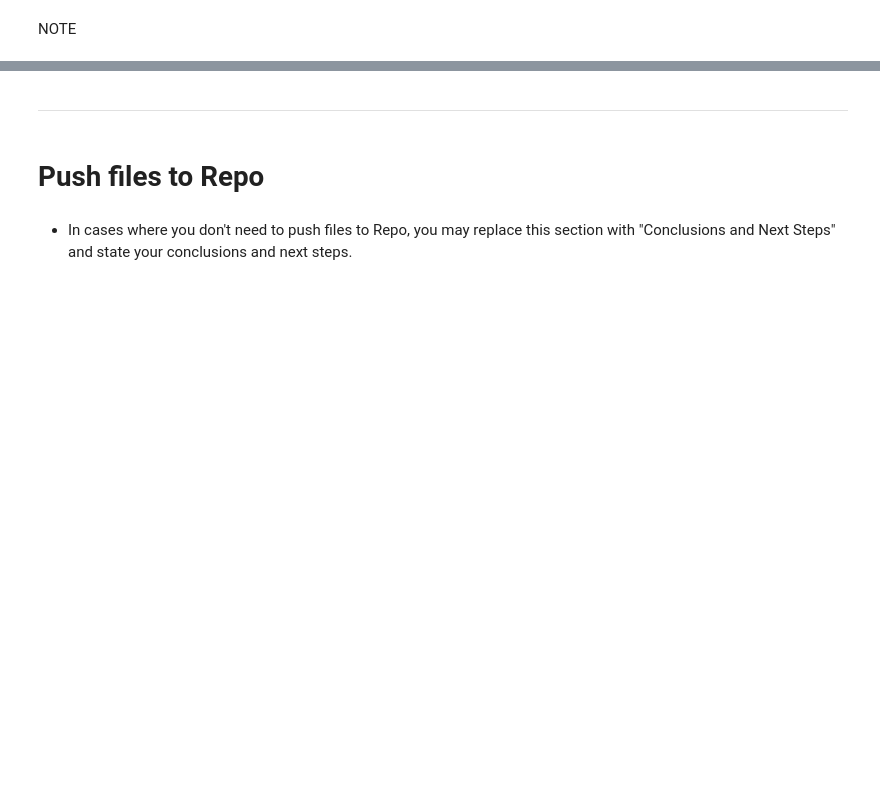
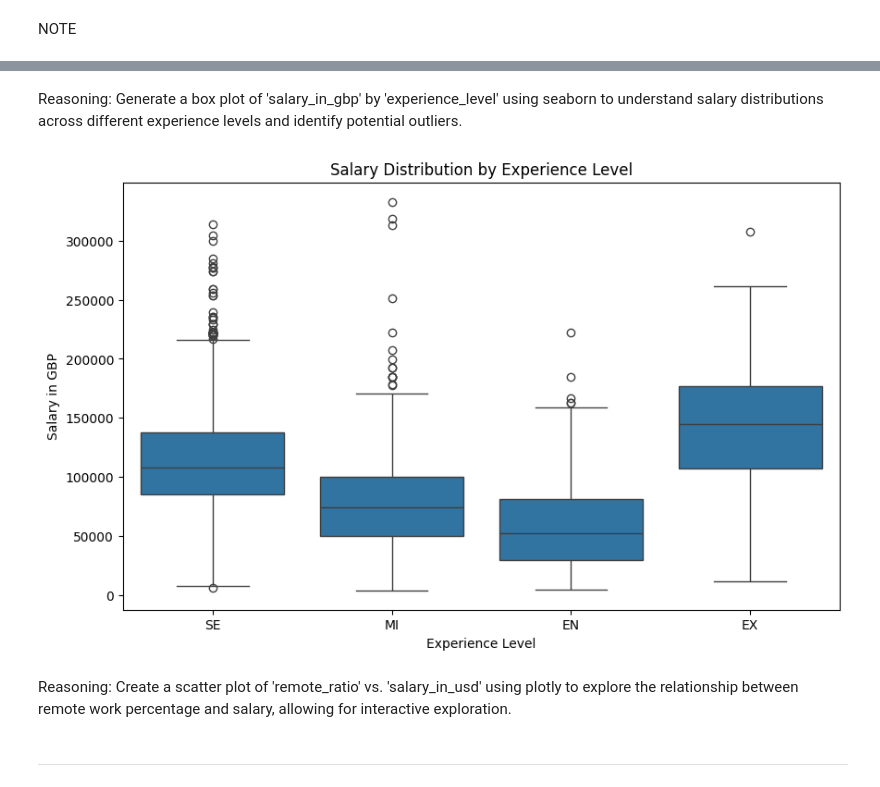
Before and after one commit to Betram-91/Data-Science-Salaries-2023, a Jupyter notebook: jupyter_notebooks/Data Science Salaries Analysis 2023.ipynb, the cells around one changed output, grey strips where cells are left out. Cells and saved outputs as stored; diff of their text form; code cells hidden in the pictures; blank space fills up the shorter version.

```diff
--- a/jupyter_notebooks/Data Science Salaries Analysis 2023.ipynb
+++ b/jupyter_notebooks/Data Science Salaries Analysis 2023.ipynb
@@ -89,6 +188,15 @@ NOTE
+# %% [markdown]
+Reasoning: Generate a box plot of 'salary_in_gbp' by 'experience_level' using seaborn to understand salary distributions across different experience levels and identify potential outliers.
+# %%
+plt.figure(figsize=(10, 6))
+sns.boxplot(x='experience_level', y='salary_in_gbp', data=df)
+plt.title('Salary Distribution by Experience Level')
+plt.xlabel('Experience Level')
+plt.ylabel('Salary in GBP')
+plt.show()
+# %% [output]
+[figure, added]
+# %% [markdown]
+Reasoning: Create a scatter plot of 'remote_ratio' vs. 'salary_in_usd' using plotly to explore the relationship between remote work percentage and salary, allowing for interactive exploration.
 # %% [markdown]
 ---
-# %% [markdown]
-# Push files to Repo
-# %% [markdown]
-* In cases where you don't need to push files to Repo, you may replace this section with "Conclusions and Next Steps" and state your conclusions and next steps.
```
Also changed, not shown: parts of 15 cells of this notebook.
